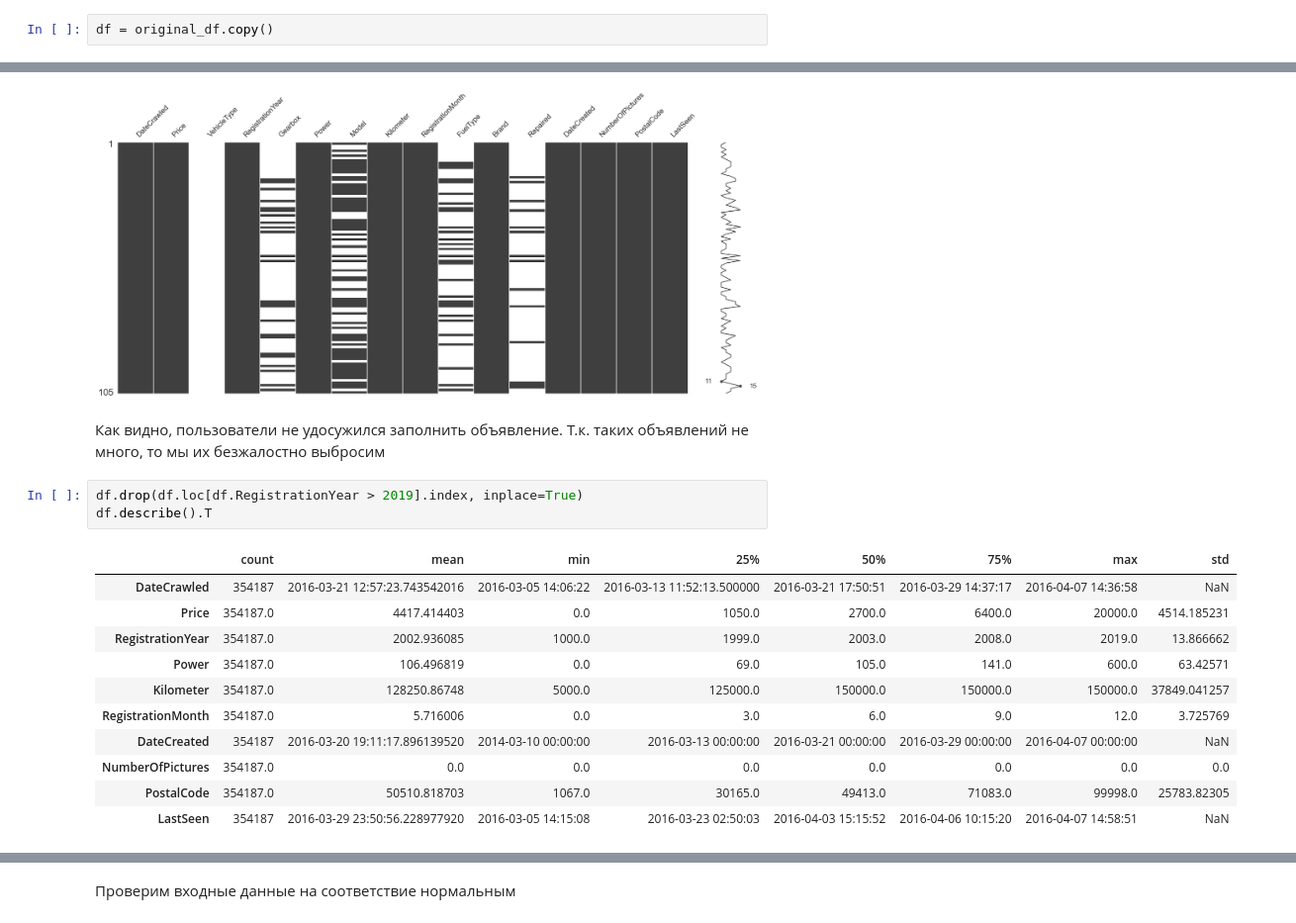
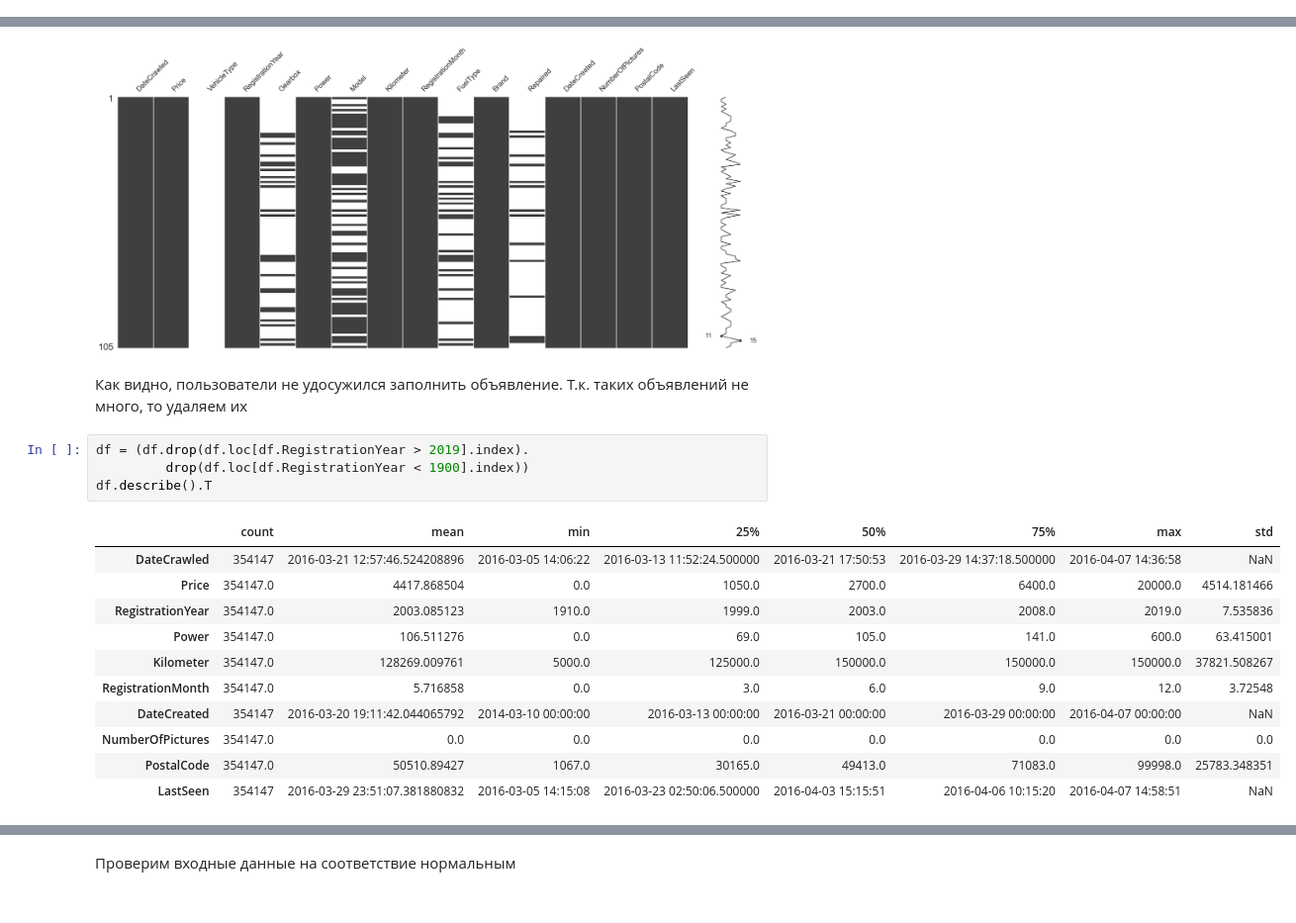
Before and after one commit to Gvozdyara/ml-tariff-classification, a Jupyter notebook: Задача 2 оценка стоимости авто/price.ipynb, the cells around one changed output, grey strips where cells are left out. Shown at 99% size. Saved outputs shown, nothing was run; the diff lists cells and outputs as text.

```diff
--- a/Задача 2 оценка стоимости авто/price.ipynb
+++ b/Задача 2 оценка стоимости авто/price.ipynb
@@ -197,2 +137,0 @@ original_df = df.copy()
-# %%
-df = original_df.copy()
@@ -267,19 +223,20 @@ mn.missingno.matrix(df.loc[df.RegistrationYear > 2019])
 <Axes: >
 [figure]
 # %% [markdown]
-Как видно, пользователи не удосужился заполнить объявление. Т.к. таких объявлений не много, то мы их безжалостно выбросим
+Как видно, пользователи не удосужился заполнить объявление. Т.к. таких объявлений не много, то удаляем их
 # %%
-df.drop(df.loc[df.RegistrationYear > 2019].index, inplace=True)
+df = (df.drop(df.loc[df.RegistrationYear > 2019].index).
+         drop(df.loc[df.RegistrationYear < 1900].index))
 df.describe().T
 # %% [output]
 |  | count | mean | min | 25% | 50% | 75% | max | std |
-| DateCrawled | 354187 | 2016-03-21 12:57:23.743542016 | 2016-03-05 14:06:22 | 2016-03-13 11:52:13.500000 | 2016-03-21 17:50:51 | 2016-03-29 14:37:17 | 2016-04-07 14:36:58 | NaN |
-| Price | 354187.0 | 4417.414403 | 0.0 | 1050.0 | 2700.0 | 6400.0 | 20000.0 | 4514.185231 |
-| RegistrationYear | 354187.0 | 2002.936085 | 1000.0 | 1999.0 | 2003.0 | 2008.0 | 2019.0 | 13.866662 |
-| Power | 354187.0 | 106.496819 | 0.0 | 69.0 | 105.0 | 141.0 | 600.0 | 63.42571 |
-| Kilometer | 354187.0 | 128250.86748 | 5000.0 | 125000.0 | 150000.0 | 150000.0 | 150000.0 | 37849.041257 |
-| RegistrationMonth | 354187.0 | 5.716006 | 0.0 | 3.0 | 6.0 | 9.0 | 12.0 | 3.725769 |
-| DateCreated | 354187 | 2016-03-20 19:11:17.896139520 | 2014-03-10 00:00:00 | 2016-03-13 00:00:00 | 2016-03-21 00:00:00 | 2016-03-29 00:00:00 | 2016-04-07 00:00:00 | NaN |
-| NumberOfPictures | 354187.0 | 0.0 | 0.0 | 0.0 | 0.0 | 0.0 | 0.0 | 0.0 |
-| PostalCode | 354187.0 | 50510.818703 | 1067.0 | 30165.0 | 49413.0 | 71083.0 | 99998.0 | 25783.82305 |
-| LastSeen | 354187 | 2016-03-29 23:50:56.228977920 | 2016-03-05 14:15:08 | 2016-03-23 02:50:03 | 2016-04-03 15:15:52 | 2016-04-06 10:15:20 | 2016-04-07 14:58:51 | NaN |
+| DateCrawled | 354147 | 2016-03-21 12:57:46.524208896 | 2016-03-05 14:06:22 | 2016-03-13 11:52:24.500000 | 2016-03-21 17:50:53 | 2016-03-29 14:37:18.500000 | 2016-04-07 14:36:58 | NaN |
+| Price | 354147.0 | 4417.868504 | 0.0 | 1050.0 | 2700.0 | 6400.0 | 20000.0 | 4514.181466 |
+| RegistrationYear | 354147.0 | 2003.085123 | 1910.0 | 1999.0 | 2003.0 | 2008.0 | 2019.0 | 7.535836 |
+| Power | 354147.0 | 106.511276 | 0.0 | 69.0 | 105.0 | 141.0 | 600.0 | 63.415001 |
+| Kilometer | 354147.0 | 128269.009761 | 5000.0 | 125000.0 | 150000.0 | 150000.0 | 150000.0 | 37821.508267 |
+| RegistrationMonth | 354147.0 | 5.716858 | 0.0 | 3.0 | 6.0 | 9.0 | 12.0 | 3.72548 |
+| DateCreated | 354147 | 2016-03-20 19:11:42.044065792 | 2014-03-10 00:00:00 | 2016-03-13 00:00:00 | 2016-03-21 00:00:00 | 2016-03-29 00:00:00 | 2016-04-07 00:00:00 | NaN |
+| NumberOfPictures | 354147.0 | 0.0 | 0.0 | 0.0 | 0.0 | 0.0 | 0.0 | 0.0 |
+| PostalCode | 354147.0 | 50510.89427 | 1067.0 | 30165.0 | 49413.0 | 71083.0 | 99998.0 | 25783.348351 |
+| LastSeen | 354147 | 2016-03-29 23:51:07.381880832 | 2016-03-05 14:15:08 | 2016-03-23 02:50:06.500000 | 2016-04-03 15:15:51 | 2016-04-06 10:15:20 | 2016-04-07 14:58:51 | NaN |
```
Also changed, not shown: parts of 87 cells of this notebook.
